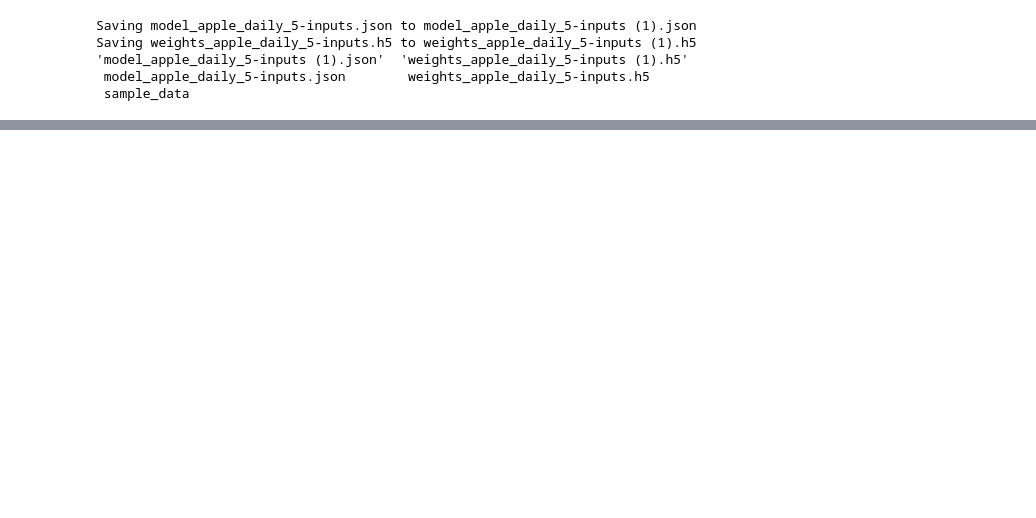
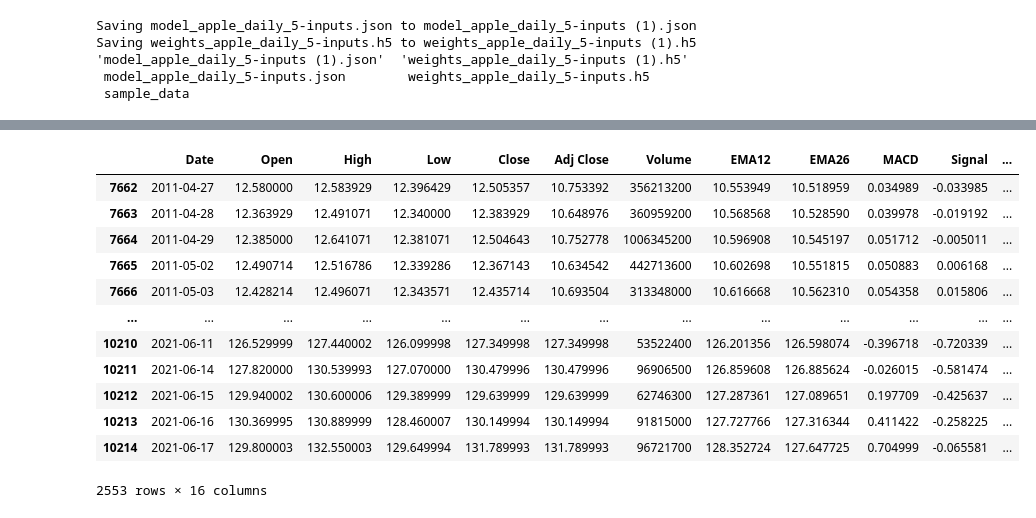
Before and after one commit to whittlem/colabnotebooks, a Jupyter notebook: TradingAI_LSTM_AppleDaily.ipynb, the cells around one changed output, grey strips where cells are left out. Cells and saved outputs as stored; diff of their text form; code cells hidden in the pictures; blank space fills up the shorter version.

```diff
--- a/TradingAI_LSTM_AppleDaily.ipynb
+++ b/TradingAI_LSTM_AppleDaily.ipynb
@@ -239,0 +283,22 @@ plt.show()
+# %%
+pd.set_option('mode.chained_assignment', None)
+
+df_test = df.tail(len(y_pred))
+df_test.loc[:, 'Predicted Next Adj Close'] = y_pred
+df_test[['Open','High','Low','Close','Volume','EMA12','EMA26','MACD','Signal','OBV Percent','Adj Close Delta','Next Adj Close','Next Adj Close']]
+df_test.rename(columns={'Next Adj Close': 'Actual Next Adj Close'}, errors='raise', inplace=True)
+df_test
+# %% [output]
+|  | Date | Open | High | Low | Close | Adj Close | Volume | EMA12 | EMA26 | MACD | Signal | ... |
+| 7662 | 2011-04-27 | 12.580000 | 12.583929 | 12.396429 | 12.505357 | 10.753392 | 356213200 | 10.553949 | 10.518959 | 0.034989 | -0.033985 | ... |
+| 7663 | 2011-04-28 | 12.363929 | 12.491071 | 12.340000 | 12.383929 | 10.648976 | 360959200 | 10.568568 | 10.528590 | 0.039978 | -0.019192 | ... |
+| 7664 | 2011-04-29 | 12.385000 | 12.641071 | 12.381071 | 12.504643 | 10.752778 | 1006345200 | 10.596908 | 10.545197 | 0.051712 | -0.005011 | ... |
+| 7665 | 2011-05-02 | 12.490714 | 12.516786 | 12.339286 | 12.367143 | 10.634542 | 442713600 | 10.602698 | 10.551815 | 0.050883 | 0.006168 | ... |
+| 7666 | 2011-05-03 | 12.428214 | 12.496071 | 12.343571 | 12.435714 | 10.693504 | 313348000 | 10.616668 | 10.562310 | 0.054358 | 0.015806 | ... |
+| ... | ... | ... | ... | ... | ... | ... | ... | ... | ... | ... | ... | ... |
+| 10210 | 2021-06-11 | 126.529999 | 127.440002 | 126.099998 | 127.349998 | 127.349998 | 53522400 | 126.201356 | 126.598074 | -0.396718 | -0.720339 | ... |
+| 10211 | 2021-06-14 | 127.820000 | 130.539993 | 127.070000 | 130.479996 | 130.479996 | 96906500 | 126.859608 | 126.885624 | -0.026015 | -0.581474 | ... |
+| 10212 | 2021-06-15 | 129.940002 | 130.600006 | 129.389999 | 129.639999 | 129.639999 | 62746300 | 127.287361 | 127.089651 | 0.197709 | -0.425637 | ... |
+| 10213 | 2021-06-16 | 130.369995 | 130.889999 | 128.460007 | 130.149994 | 130.149994 | 91815000 | 127.727766 | 127.316344 | 0.411422 | -0.258225 | ... |
+| 10214 | 2021-06-17 | 129.800003 | 132.550003 | 129.649994 | 131.789993 | 131.789993 | 96721700 | 128.352724 | 127.647725 | 0.704999 | -0.065581 | ... |
+2553 rows × 16 columns
```
Also changed, not shown: parts of 6 cells of this notebook.
